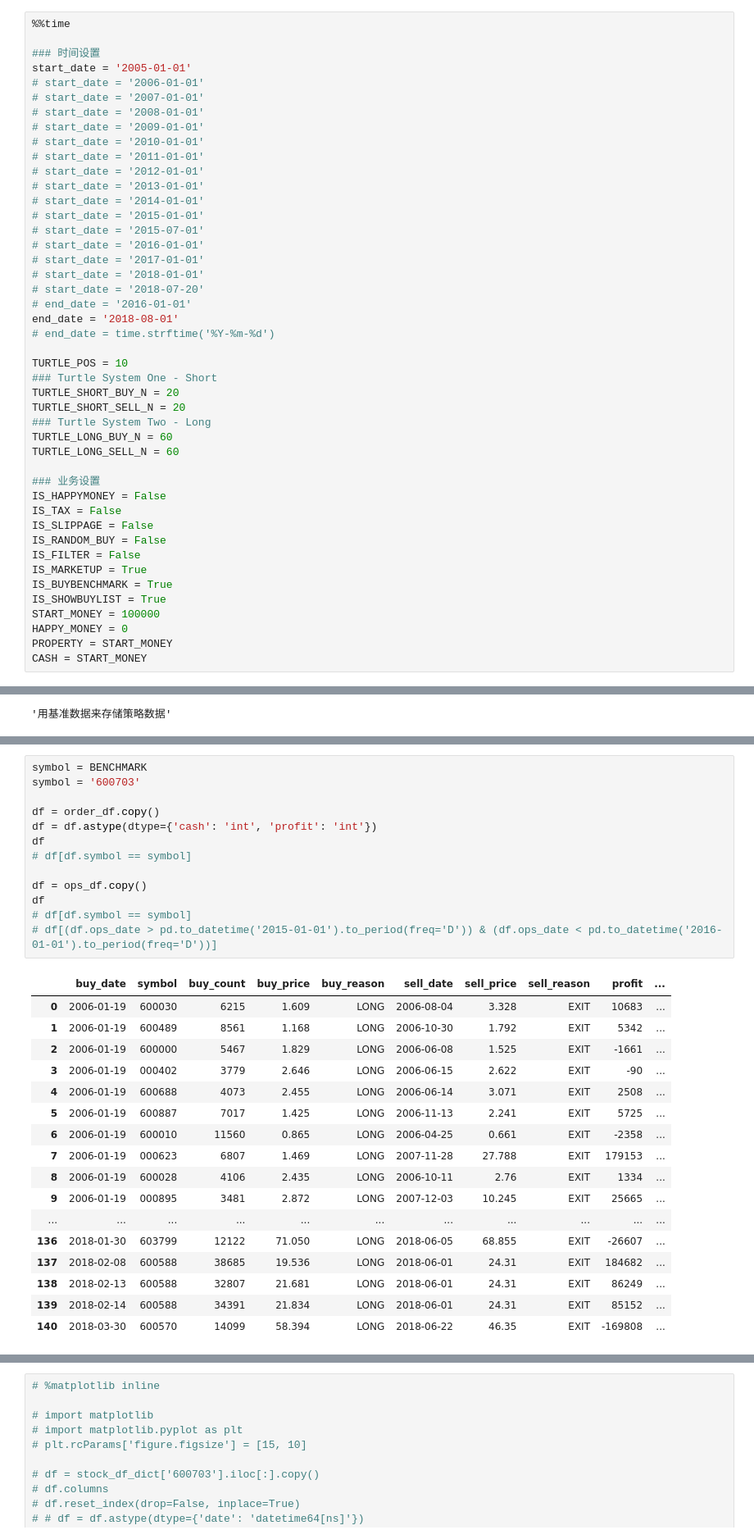
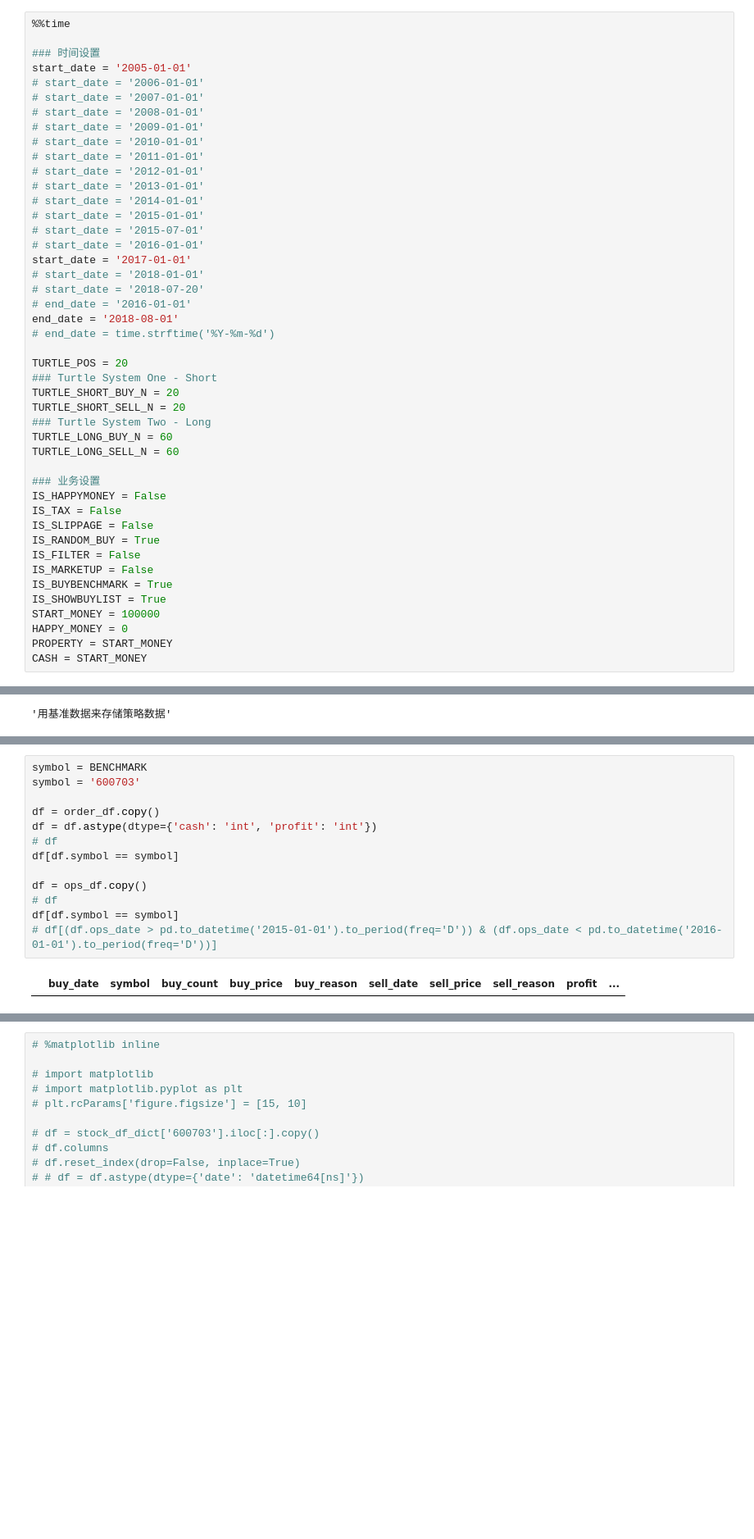
Before and after one commit to dxcv/ML4M, a Jupyter notebook: notebook/turtle_2system_common.ipynb, the cells around one changed output, grey strips where cells are left out. Shown at 82% size. Saved outputs shown, nothing was run; the diff lists cells and outputs as text; blank space fills up the shorter version.

```diff
--- a/notebook/turtle_2system_common.ipynb
+++ b/notebook/turtle_2system_common.ipynb
@@ -107,14 +108,14 @@ start_date = '2005-01-01'
 # start_date = '2015-01-01'
 # start_date = '2015-07-01'
 # start_date = '2016-01-01'
-# start_date = '2017-01-01'
+start_date = '2017-01-01'
 # start_date = '2018-01-01'
 # start_date = '2018-07-20'
 # end_date = '2016-01-01'
 end_date = '2018-08-01'
 # end_date = time.strftime('%Y-%m-%d')
 
-TURTLE_POS = 10
+TURTLE_POS = 20
 ### Turtle System One - Short
 TURTLE_SHORT_BUY_N = 20
 TURTLE_SHORT_SELL_N = 20
@@ -126,9 +127,9 @@ TURTLE_LONG_SELL_N = 60
 IS_HAPPYMONEY = False
 IS_TAX = False
 IS_SLIPPAGE = False
-IS_RANDOM_BUY = False
+IS_RANDOM_BUY = True
 IS_FILTER = False
-IS_MARKETUP = True
+IS_MARKETUP = False
 IS_BUYBENCHMARK = True
 IS_SHOWBUYLIST = True
 START_MONEY = 100000
@@ -573,31 +566,15 @@ Wall time: 5min 43s
 # %%
 symbol = BENCHMARK
 symbol = '600703'
 
 df = order_df.copy()
 df = df.astype(dtype={'cash': 'int', 'profit': 'int'})
-df
-# df[df.symbol == symbol]
+# df
+df[df.symbol == symbol]
 
 df = ops_df.copy()
-df
-# df[df.symbol == symbol]
+# df
+df[df.symbol == symbol]
 # df[(df.ops_date > pd.to_datetime('2015-01-01').to_period(freq='D')) & (df.ops_date < pd.to_datetime('2016-01-01').to_period(freq='D'))]
 # %% [output]
 |  | buy_date | symbol | buy_count | buy_price | buy_reason | sell_date | sell_price | sell_reason | profit | ... |
-| 0 | 2006-01-19 | 600030 | 6215 | 1.609 | LONG | 2006-08-04 | 3.328 | EXIT | 10683 | ... |
-| 1 | 2006-01-19 | 600489 | 8561 | 1.168 | LONG | 2006-10-30 | 1.792 | EXIT | 5342 | ... |
-| 2 | 2006-01-19 | 600000 | 5467 | 1.829 | LONG | 2006-06-08 | 1.525 | EXIT | -1661 | ... |
-| 3 | 2006-01-19 | 000402 | 3779 | 2.646 | LONG | 2006-06-15 | 2.622 | EXIT | -90 | ... |
-| 4 | 2006-01-19 | 600688 | 4073 | 2.455 | LONG | 2006-06-14 | 3.071 | EXIT | 2508 | ... |
-| 5 | 2006-01-19 | 600887 | 7017 | 1.425 | LONG | 2006-11-13 | 2.241 | EXIT | 5725 | ... |
-| 6 | 2006-01-19 | 600010 | 11560 | 0.865 | LONG | 2006-04-25 | 0.661 | EXIT | -2358 | ... |
-| 7 | 2006-01-19 | 000623 | 6807 | 1.469 | LONG | 2007-11-28 | 27.788 | EXIT | 179153 | ... |
-| 8 | 2006-01-19 | 600028 | 4106 | 2.435 | LONG | 2006-10-11 | 2.76 | EXIT | 1334 | ... |
-| 9 | 2006-01-19 | 000895 | 3481 | 2.872 | LONG | 2007-12-03 | 10.245 | EXIT | 25665 | ... |
-| ... | ... | ... | ... | ... | ... | ... | ... | ... | ... | ... |
-| 136 | 2018-01-30 | 603799 | 12122 | 71.050 | LONG | 2018-06-05 | 68.855 | EXIT | -26607 | ... |
-| 137 | 2018-02-08 | 600588 | 38685 | 19.536 | LONG | 2018-06-01 | 24.31 | EXIT | 184682 | ... |
-| 138 | 2018-02-13 | 600588 | 32807 | 21.681 | LONG | 2018-06-01 | 24.31 | EXIT | 86249 | ... |
-| 139 | 2018-02-14 | 600588 | 34391 | 21.834 | LONG | 2018-06-01 | 24.31 | EXIT | 85152 | ... |
-| 140 | 2018-03-30 | 600570 | 14099 | 58.394 | LONG | 2018-06-22 | 46.35 | EXIT | -169808 | ... |
```
Also changed, not shown: parts of 9 cells of this notebook.
